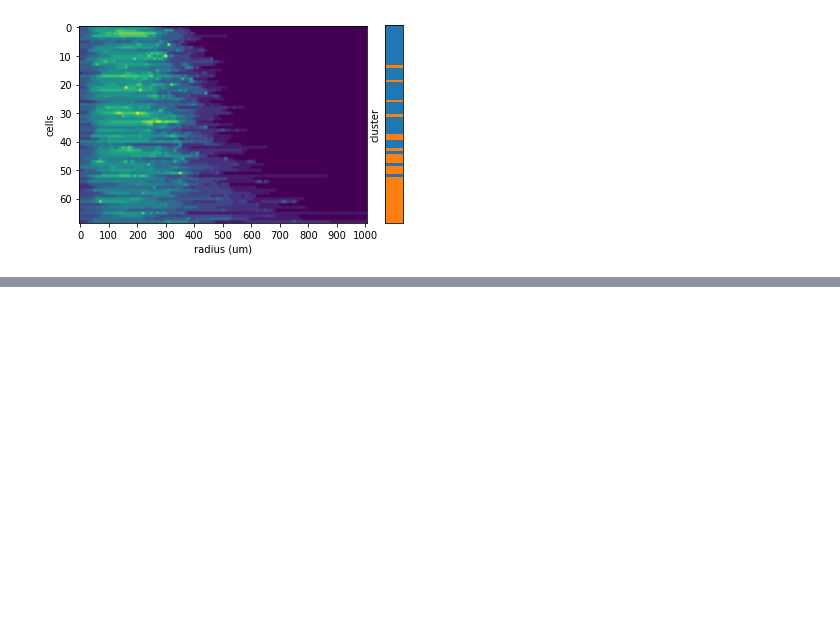
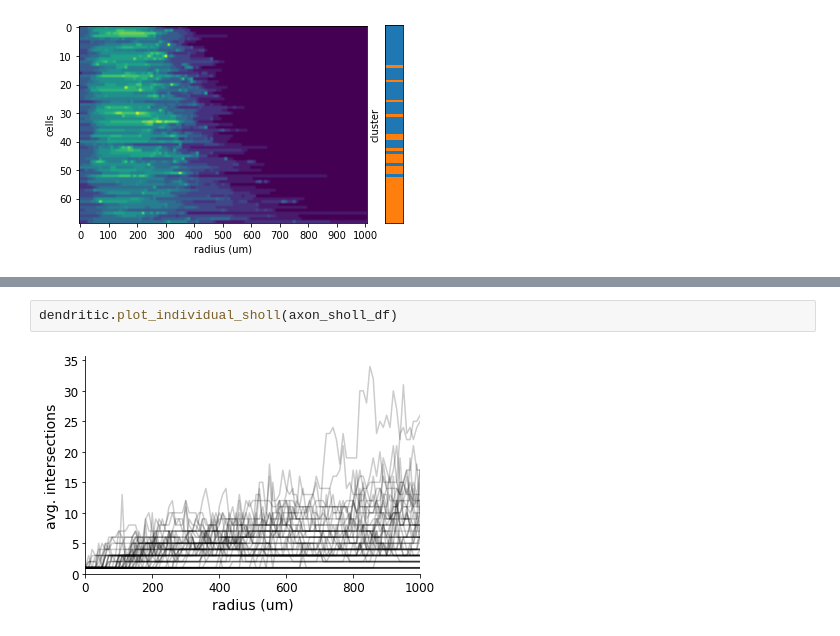
Before and after one commit to AllenNeuralDynamics/lc_analysis_demonstration, a Jupyter notebook: code/sholl_analysis.ipynb, the cells around one changed output, grey strips where cells are left out. Saved outputs shown, nothing was run; the diff lists cells and outputs as text; blank space fills up the shorter version.

```diff
--- a/code/sholl_analysis.ipynb
+++ b/code/sholl_analysis.ipynb
@@ -70,0 +91,4 @@ df = dendritic.plot_heatmap_with_column(plotDF, sholl_df, col="cluster")
+# %%
+dendritic.plot_individual_sholl(axon_sholl_df)
+# %% [output]
+[figure, added]
```
Also changed, not shown: parts of 19 cells of this notebook, 2 other files.
